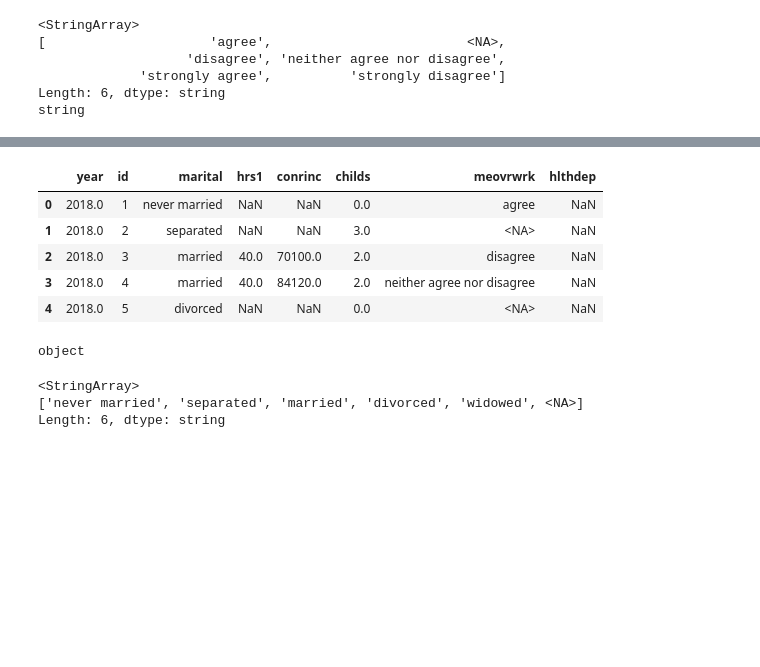
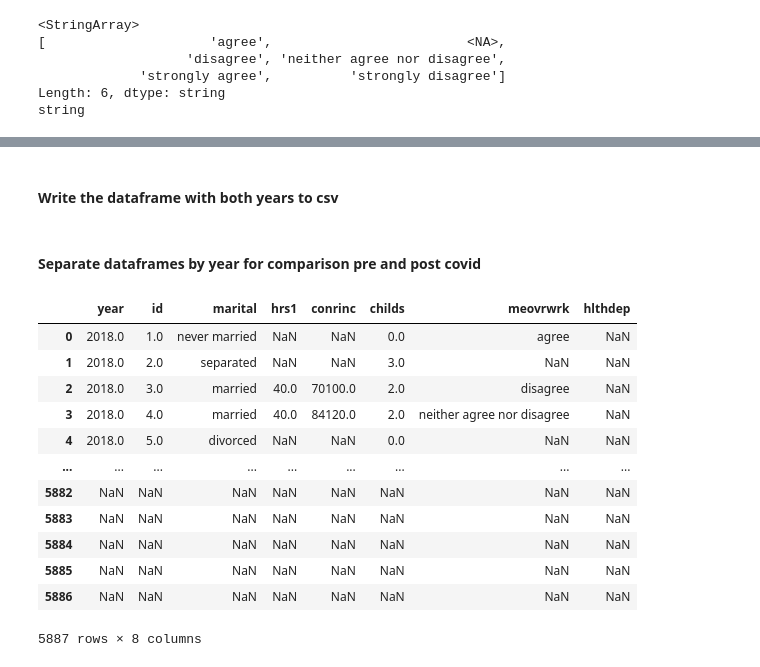
Before and after one commit to imdressel/project_gss, a Jupyter notebook: Cleaning_Variables.ipynb, the cells around one changed output, grey strips where cells are left out. Cells and saved outputs as stored; diff of their text form; code cells hidden in the pictures; blank space fills up the shorter version.

```diff
--- a/Cleaning_Variables.ipynb
+++ b/Cleaning_Variables.ipynb
@@ -47,9 +48,12 @@ df.head()
 # %%
-#1) Family suffers because men - "MEOVRWRK"
+#1) Family suffers because men overwork - "MEOVRWRK"
 meovrwrk = df['meovrwrk']
 meovrwrk = meovrwrk.astype("string") # cast to string
 print(meovrwrk.unique())
 print(meovrwrk.dtype)
+# assign cleaned data to original df
+df['meovrwrk'] = meovrwrk
+df['meovrwrk'] = pd.Categorical(df['meovrwrk'],categories=["strongly agree","agree","neither agree nor disagree","disagree","strongly disagree"],ordered=True)
 # %% [output]
 <StringArray>
 [                     'agree',                         <NA>,
@@ -57,3 +61,12 @@ print(meovrwrk.dtype)
              'strongly agree',          'strongly disagree']
 Length: 6, dtype: string
 string
+# %%
+# 2) Marital Status - "MARITAL"
+marital = df['marital']
+print(marital.dtype)
+# cast to string
+marital = marital.astype("string")
+print(marital.unique())
+df['marital'] = marital
+df['marital'] = pd.Categorical(df['marital'],categories=["never married","married","separated","divorced","widowed"],ordered=True)
@@ -59,0 +149,2 @@ string
+# %% [markdown]
+#### Write the dataframe with both years to csv
@@ -60,7 +153,22 @@ string
+# %% [markdown]
+#### Separate dataframes by year for comparison pre and post covid
 # %%
 # Seperate dataframes by year
-df2018=df.where(df['year']==2018)
-df2022=df.where(df['year']==2022)
+df2018=df.where(df['year']==2018).copy()
+df2022=df.where(df['year']==2022).copy()
 
-# Convert meovrwrk to ordered categorical
-df2018['meovrwrk'] = pd.Categorical(df2018['meovrwrk'],categories=["strongly agree","agree","neither agree nor disagree","disagree","strongly disagree"],ordered=True)
+df2018.head(-5)
+# %% [output]
+|  | year | id | marital | hrs1 | conrinc | childs | meovrwrk | hlthdep |
+| 0 | 2018.0 | 1.0 | never married | NaN | NaN | 0.0 | agree | NaN |
+| 1 | 2018.0 | 2.0 | separated | NaN | NaN | 3.0 | NaN | NaN |
+| 2 | 2018.0 | 3.0 | married | 40.0 | 70100.0 | 2.0 | disagree | NaN |
+| 3 | 2018.0 | 4.0 | married | 40.0 | 84120.0 | 2.0 | neither agree nor disagree | NaN |
+| 4 | 2018.0 | 5.0 | divorced | NaN | NaN | 0.0 | NaN | NaN |
+| ... | ... | ... | ... | ... | ... | ... | ... | ... |
+| 5882 | NaN | NaN | NaN | NaN | NaN | NaN | NaN | NaN |
+| 5883 | NaN | NaN | NaN | NaN | NaN | NaN | NaN | NaN |
+| 5884 | NaN | NaN | NaN | NaN | NaN | NaN | NaN | NaN |
+| 5885 | NaN | NaN | NaN | NaN | NaN | NaN | NaN | NaN |
+| 5886 | NaN | NaN | NaN | NaN | NaN | NaN | NaN | NaN |
+5887 rows × 8 columns
@@ -70,23 +174,0 @@ df['meovrwrk'] = meovrwrk
-# %%
-df.head()
-# %% [output]
-|  | year | id | marital | hrs1 | conrinc | childs | meovrwrk | hlthdep |
-| 0 | 2018.0 | 1 | never married | NaN | NaN | 0.0 | agree | NaN |
-| 1 | 2018.0 | 2 | separated | NaN | NaN | 3.0 | <NA> | NaN |
-| 2 | 2018.0 | 3 | married | 40.0 | 70100.0 | 2.0 | disagree | NaN |
-| 3 | 2018.0 | 4 | married | 40.0 | 84120.0 | 2.0 | neither agree nor disagree | NaN |
-| 4 | 2018.0 | 5 | divorced | NaN | NaN | 0.0 | <NA> | NaN |
-# %%
-# 2) Marital Status - "MARITAL"
-marital = df['marital']
-print(marital.dtype)
-# %% [output]
-object
-# %%
-# cast to string
-marital = marital.astype("string")
-print(marital.unique())
-# %% [output]
-<StringArray>
-['never married', 'separated', 'married', 'divorced', 'widowed', <NA>]
-Length: 6, dtype: string
```
Also changed, not shown: parts of 20 cells of this notebook.
